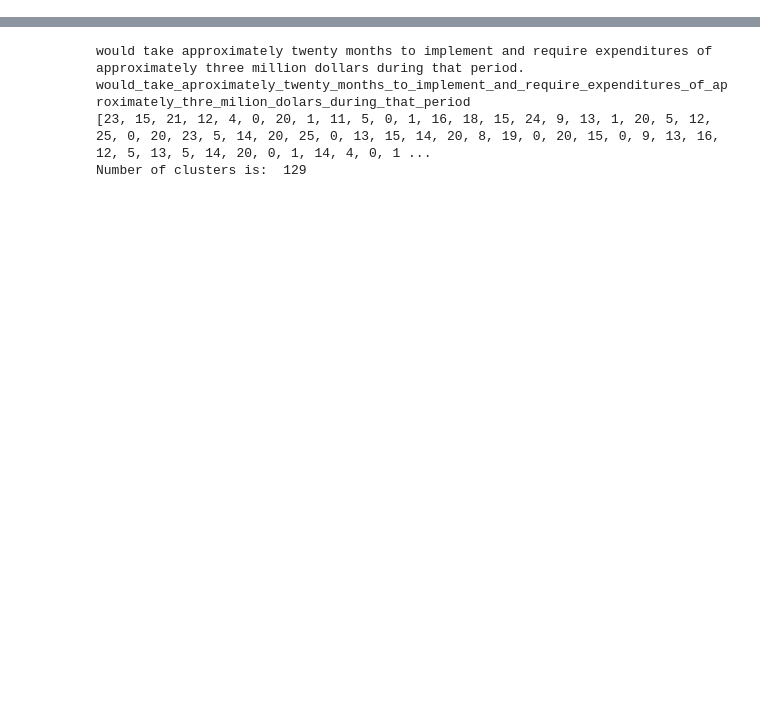
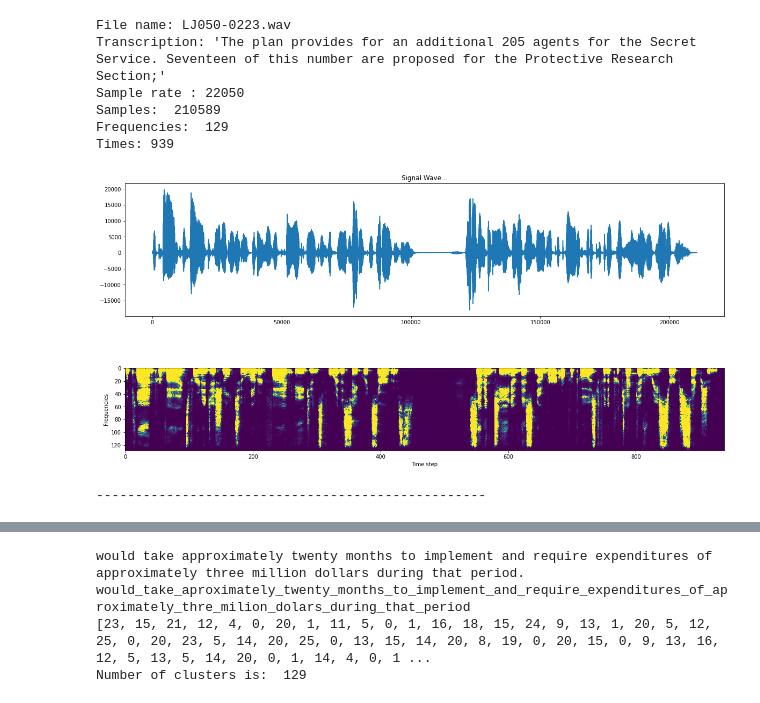
Before and after one commit to rbouadjenek/Speech-to-Text, a Jupyter notebook: Code.ipynb, the cells around one changed output, grey strips where cells are left out. Drawn from its saved outputs; the diff is of its cells as text; code cells hidden in the pictures; blank space fills up the shorter version.

```diff
--- a/Code.ipynb
+++ b/Code.ipynb
@@ -37,0 +126,14 @@ OSError: [WinError 193] %1 is not a valid Win32 application
+# %%
+print("File name: LJ050-0223.wav")
+print(f"Transcription: '{df[df[0] == 'LJ050-0223'][1].values[0]}'")
+visualisation(folder + 'LJ050-0223.wav')
+print('-'*50)
+# %% [output]
+File name: LJ050-0223.wav
+Transcription: 'The plan provides for an additional 205 agents for the Secret Service. Seventeen of this number are proposed for the Protective Research Section;'
+Sample rate : 22050
+Samples:  210589
+Frequencies:  129
+Times: 939
+[figure, added]
+--------------------------------------------------
```
Also changed, not shown: parts of 80 cells of this notebook.
